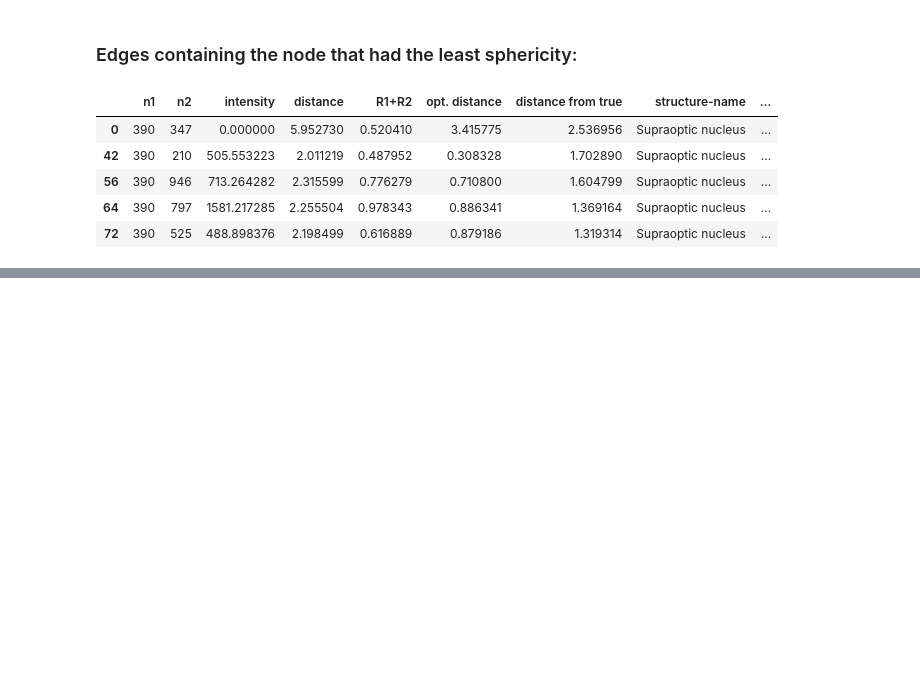
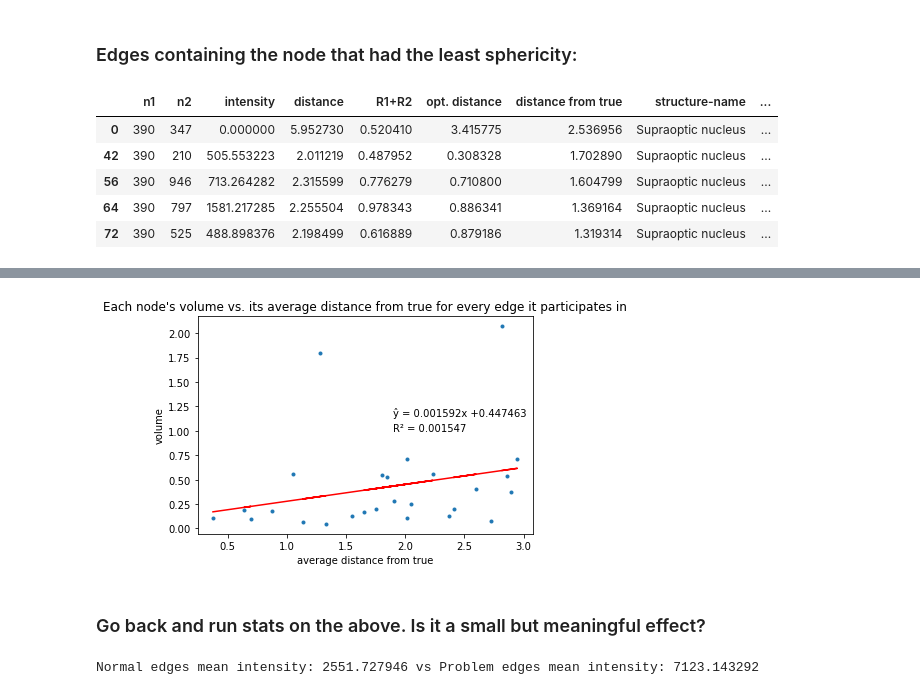
Before and after one commit to hellothisisnathan/Mouse_Controllability, a Jupyter notebook: Mouse/3d structures.ipynb, the cells around one changed output, grey strips where cells are left out. Saved outputs shown, nothing was run; the diff lists cells and outputs as text; code cells hidden in the pictures; blank space fills up the shorter version.

```diff
--- a/Mouse/3d structures.ipynb
+++ b/Mouse/3d structures.ipynb
@@ -175,0 +264,20 @@ df[df['sphericity'] == df['sphericity'].max()].head(5)
+# %%
+for a in edges_df['n1']:
+    try:
+        df.loc[a]
+        #print(a)
+    except:
+        pass
+        #print('not in')
+# %%
+def check_zero(a):
+    if a == 0:
+        return 1
+    else:
+        return a
+# %%
+# Get the average distance from true for each node by summing up all its distances in every node it participates in
+df['avg dft'] = (edges_df.groupby(['n1'])['distance from true'].sum() + edges_df.groupby(['n2'])['distance from true'].sum())
+# Then divide by the number of edges it's in to get the average
+df['avg dft'] =  df.apply(lambda x: x['avg dft'] / check_zero(edges_df.loc[(edges_df['n1'] == x.name) | (edges_df['n2'] == x.name)].shape[0]), axis=1)
+df.head(5)
@@ -175,0 +292,26 @@ df[df['sphericity'] == df['sphericity'].max()].head(5)
+# %%
+x_dft = pd.DataFrame(df.dropna()['avg dft'])
+y_vol = pd.DataFrame(df.dropna()['volume'])
+reg_dv = LinearRegression().fit(x_dft,y_vol)
+r2_dv = 'R\u00b2 = ' + str(round(reg_dv.score(x_dft,y_vol), 6))
+y_pred_dv = reg_dv.predict(x_dft)
+y_hat_dv = '\u0177 = ' + str(round(reg_dv.coef_[0][0], 6)) + 'x +' + str(round(*reg_dv.intercept_, 6))
+# %%
+plt.scatter(x_dft,y_vol, marker='.')
+plt.plot(x_dft, y_pred_dv, color='red')
+plt.text(1.9, 1, r2)
+plt.text(1.9, 1.15, y_hat)
+plt.ylabel('volume')
+plt.xlabel('average distance from true')
+plt.title('Each node\'s volume vs. its average distance from true for every edge it participates in')
+plt.savefig('./sphericity graphs/volume vs average distance from true.png')
+plt.show()
+# %% [output]
+[figure, added]
+# %% [markdown]
+### Go back and run stats on the above. Is it a small but meaningful effect?
+# %%
+# T test
+print('Normal edges mean intensity: %3f vs Problem edges mean intensity: %3f' %(normal_edges['intensity'].mean(), problem_edges['intensity'].mean()))
+# %% [output]
+Normal edges mean intensity: 2551.727946 vs Problem edges mean intensity: 7123.143292
```
Also changed, not shown: parts of 14 cells of this notebook.
